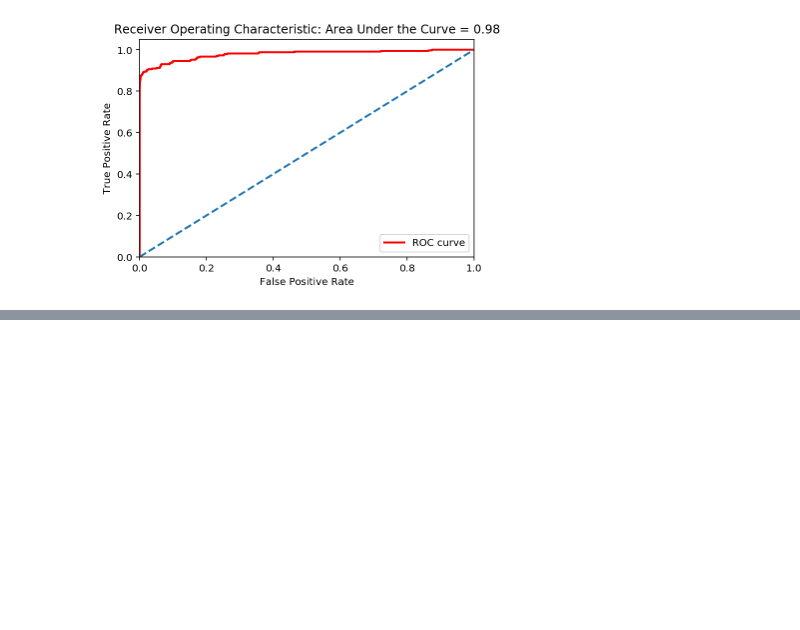
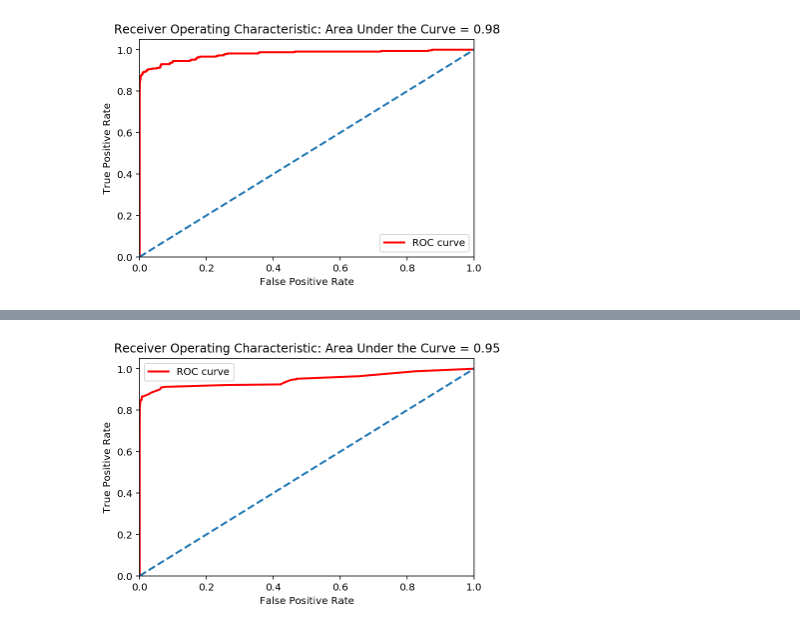
Before and after one commit to frankrefischer/unsuper-02, a Jupyter notebook: Credit Card Fraud.ipynb, the cells around one changed output, grey strips where cells are left out. Cells and saved outputs as stored; diff of their text form; code cells hidden in the pictures; blank space fills up the shorter version.

```diff
--- a/Credit Card Fraud.ipynb
+++ b/Credit Card Fraud.ipynb
@@ -409,0 +495,4 @@ plot_auroc(xgb_model_predictions_df)
+# %%
+plot_auroc(predictions_lgb_df)
+# %% [output]
+[figure, added]
```
Also changed, not shown: parts of 5 cells of this notebook.
